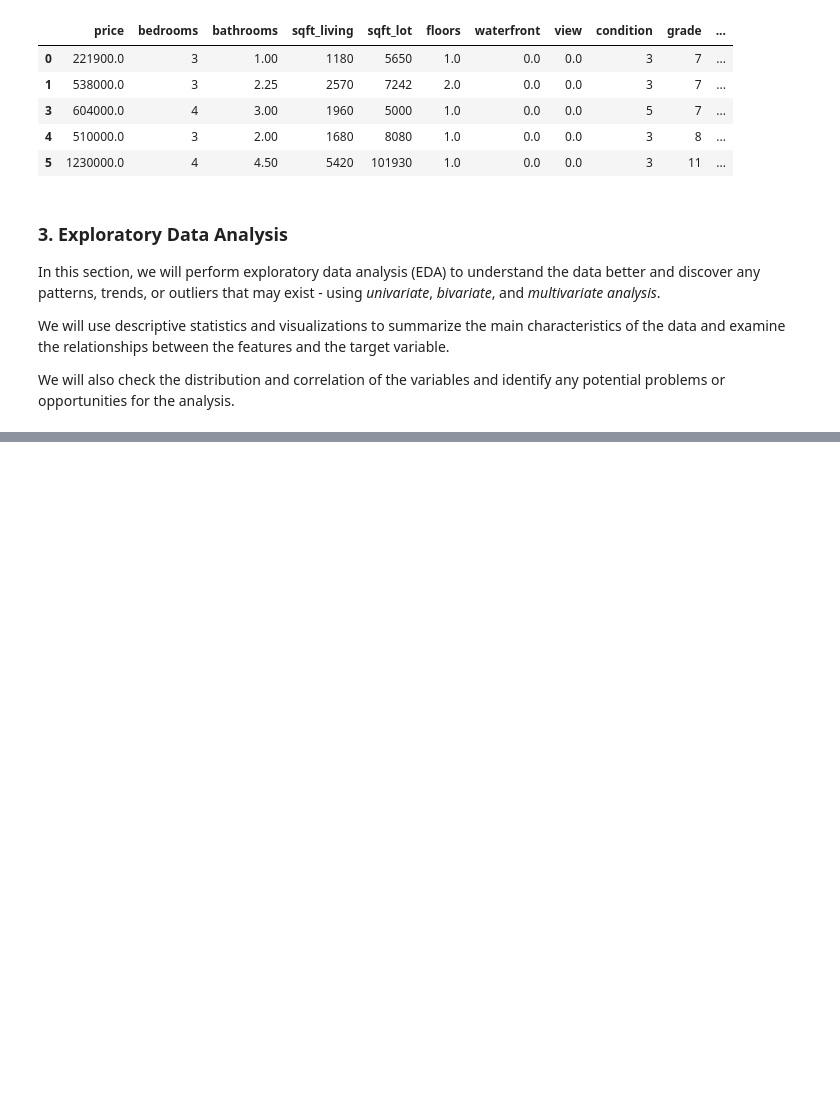
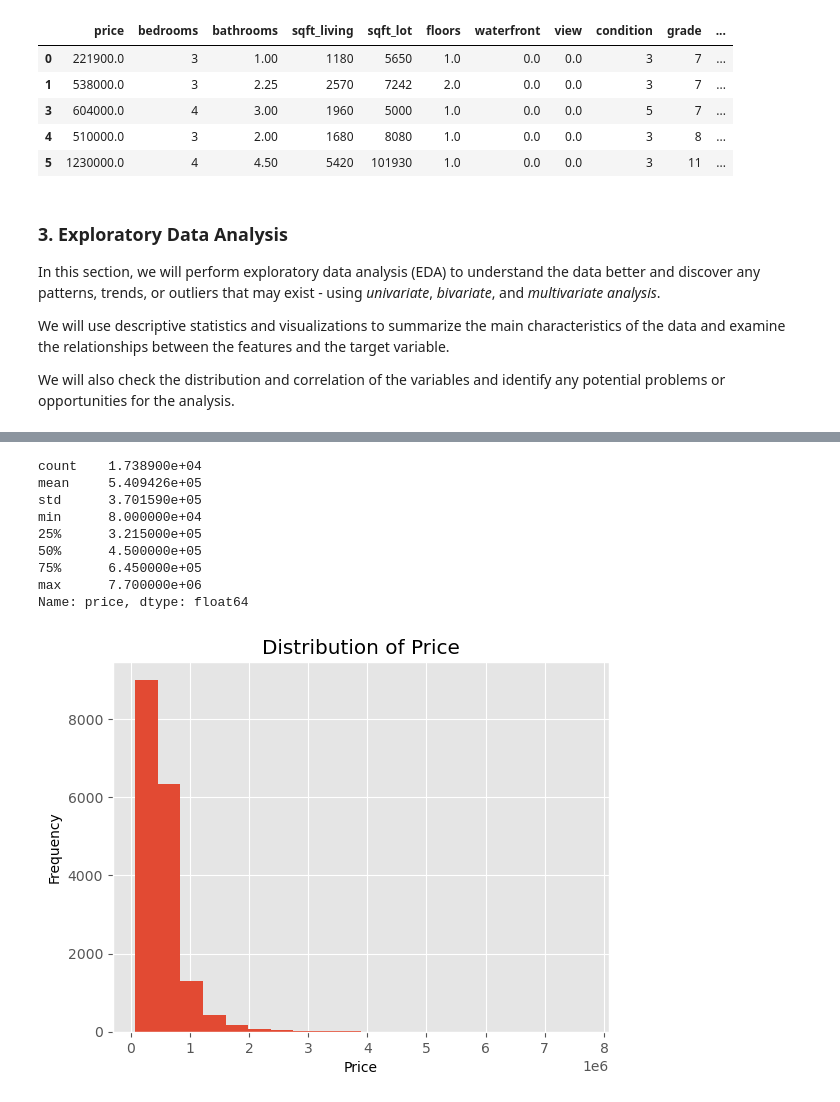
Before and after one commit to Ivan3864/House-Price-Prediction-Using-Regression, a Jupyter notebook: student.ipynb, the cells around one changed output, grey strips where cells are left out. Saved outputs shown, nothing was run; the diff lists cells and outputs as text; code cells hidden in the pictures; blank space fills up the shorter version.

```diff
--- a/student.ipynb
+++ b/student.ipynb
@@ -255,0 +261,26 @@ We will also check the distribution and correlation of the variables and identif
+# %%
+# Extract the "price" column
+price = data['price']
+
+# Summary statistics
+price_stats = price.describe()
+print(price_stats)
+
+# Histogram
+plt.style.use('ggplot')
+plt.hist(price, bins=20)
+plt.xlabel('Price')
+plt.ylabel('Frequency')
+plt.title('Distribution of Price')
+plt.show()
+# %% [output]
+count    1.738900e+04
+mean     5.409426e+05
+std      3.701590e+05
+min      8.000000e+04
+25%      3.215000e+05
+50%      4.500000e+05
+75%      6.450000e+05
+max      7.700000e+06
+Name: price, dtype: float64
+[figure, added]
```
Also changed, not shown: parts of 1 cell of this notebook.
